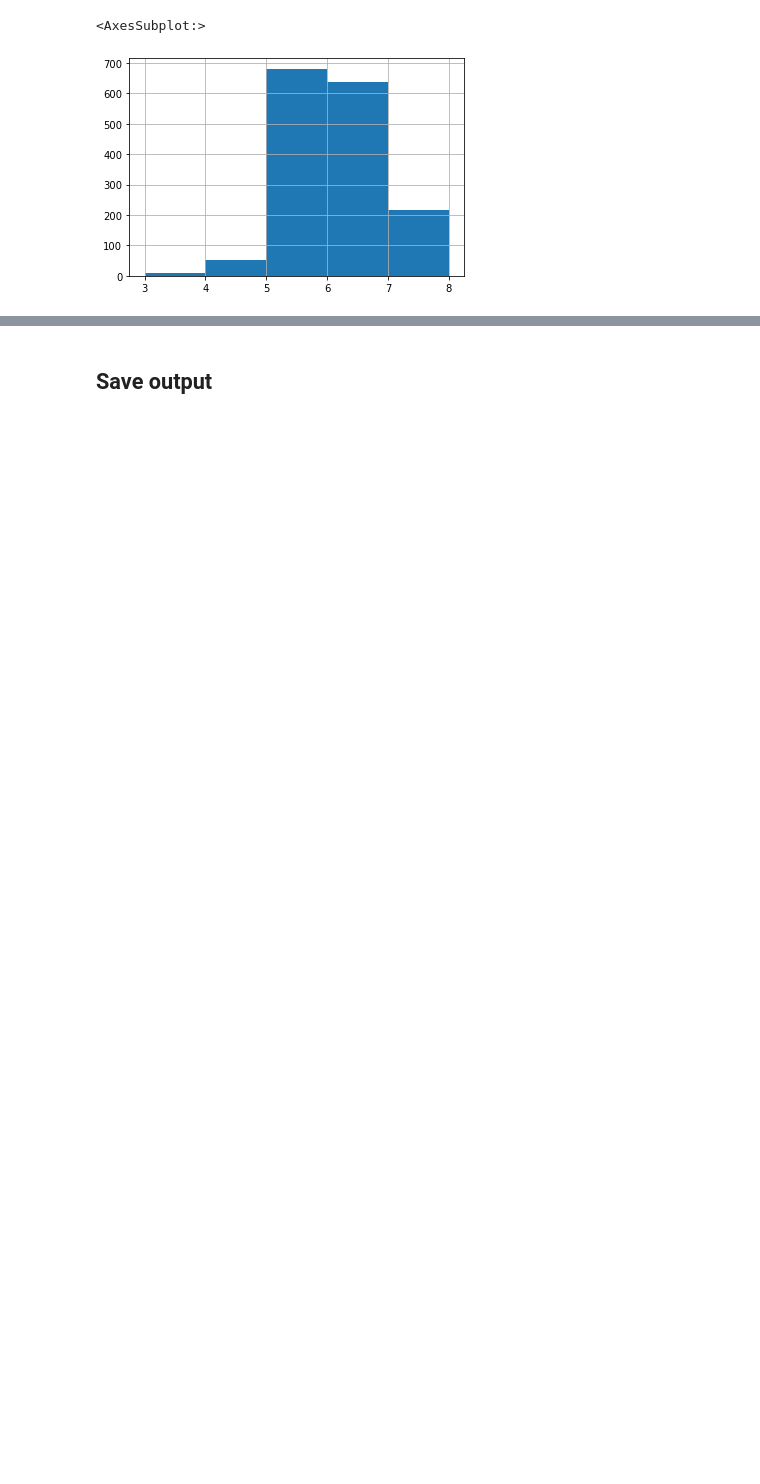
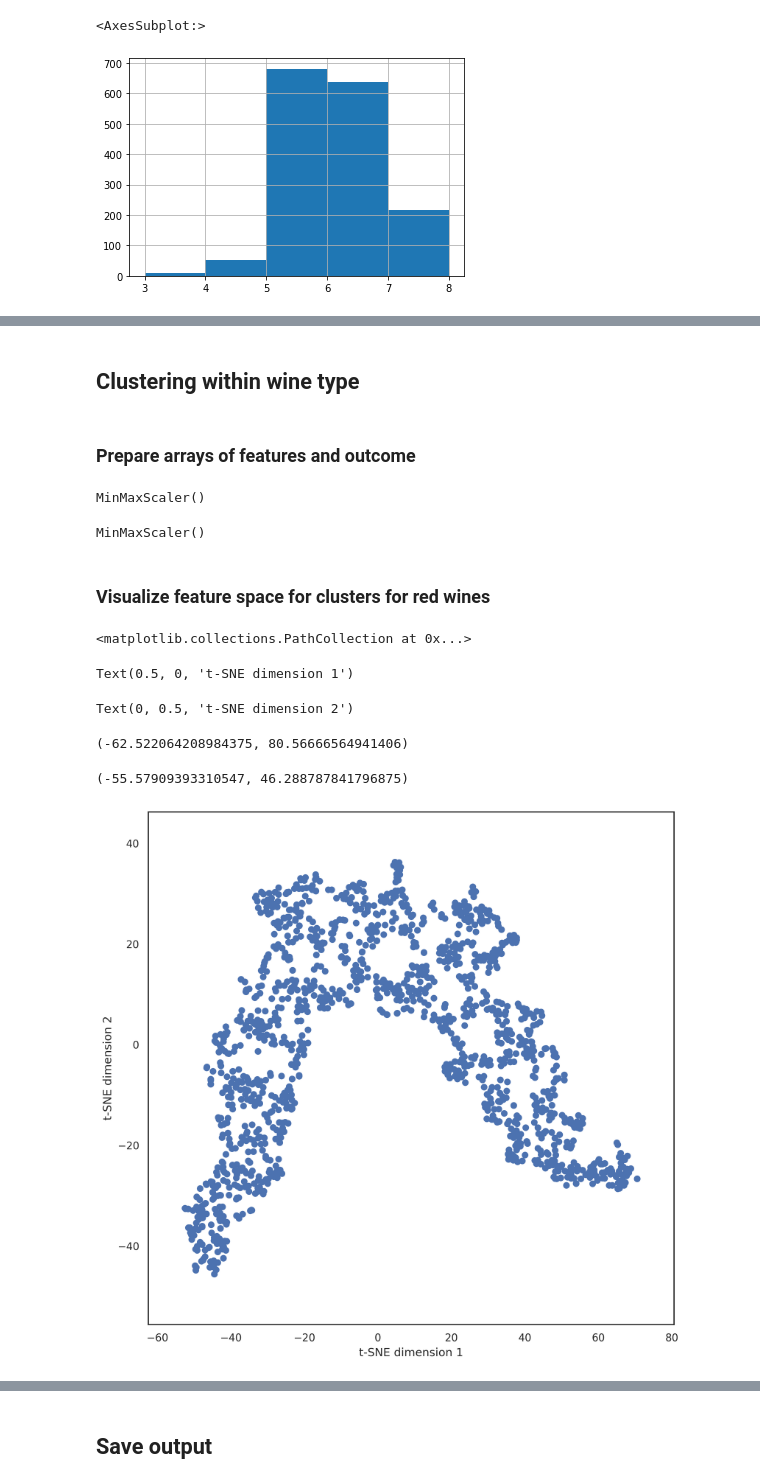
Before and after one commit to jhaber-zz/cluster-wine, a Jupyter notebook: code/clustering.ipynb, the cells around one changed output, grey strips where cells are left out. Drawn from its saved outputs; the diff is of its cells as text; code cells hidden in the pictures; blank space fills up the shorter version.

```diff
--- a/code/clustering.ipynb
+++ b/code/clustering.ipynb
@@ -491,0 +637,65 @@ print("saved period dendrograms for expanded dicts!")
+# %% [markdown]
+## Clustering within wine type
+# %% [markdown]
+### Prepare arrays of features and outcome
+# %%
+# Do another train/test split using 20%, this time separated by wine type (red/white)
+df_red, df_white = df[df['wine type']=='red'], df[df['wine type']=='white']
+
+# set outcome/response variable
+y_red, y_white = df_red.quality, df_white.quality
+y_red, y_white = y_red.astype('float'), y_white.astype('float')
+
+# set features/predictors, keep outcome intact for now for evaluation purposes
+X_red, X_white = df_red.copy(), df_white.copy()
+X_red['red'] = X_red['wine type'].map({'red':1, 'white':0})
+X_red.drop(columns=['wine type'], inplace=True)
+X_white['red'] = X_white['wine type'].map({'red':1, 'white':0})
+X_white.drop(columns=['wine type'], inplace=True)
+
+X_red_train, X_red_test, y_red_train, y_red_test = train_test_split(
+    X_red, y_red, test_size=test_size, random_state=seed)
+X_white_train, X_white_test, y_white_train, y_white_test = train_test_split(
+    X_white, y_white, test_size=test_size, random_state=seed)
+
+# normalize X so it shares a standard 0-1 scale, drop outcome column
+scaler_red = MinMaxScaler(); scaler_red.fit(X_red.drop(columns=['quality']))
+X_red_norm = scaler_red.transform(X_red.drop(columns=['quality']))
+X_red_train_norm = scaler_red.transform(X_red_train.drop(columns=['quality']))
+X_red_test_norm = scaler_red.transform(X_red_test.drop(columns=['quality']))
+
+# repeat for white wine cases
+scaler_white = MinMaxScaler(); scaler_white.fit(X_white.drop(columns=['quality']))
+X_white_norm = scaler_red.transform(X_white.drop(columns=['quality']))
+X_white_train_norm = scaler_white.transform(X_white_train.drop(columns=['quality']))
+X_white_test_norm = scaler_white.transform(X_white_test.drop(columns=['quality']))
+# %% [output]
+MinMaxScaler()
+MinMaxScaler()
+# %% [markdown]
+### Visualize feature space for clusters for red wines
+# %%
+# RED: Visualize feature space using t-SNE in 2 dimensions and Euclidean distances
+tsne_red = TSNE(n_components=2,
+                metric='euclidean',
+                random_state=seed)
+
+pos = tsne_red.fit_transform(X_red)
+x_coords, y_coords = pos[:, 0], pos[:, 1]
+
+# display scatter plot
+fig, ax = plt.subplots(figsize=(10,10), dpi=300)
+ax.scatter(x_coords, y_coords, alpha=1, color='b')
+
+plt.xlabel('t-SNE dimension 1')
+plt.ylabel('t-SNE dimension 2')
+plt.xlim(x_coords.min()-10, x_coords.max()+10)
+plt.ylim(y_coords.min()-10, y_coords.max()+10)
+plt.show()
+# %% [output]
+<matplotlib.collections.PathCollection at 0x...>
+Text(0.5, 0, 't-SNE dimension 1')
+Text(0, 0.5, 't-SNE dimension 2')
+(-62.522064208984375, 80.56666564941406)
+(-55.57909393310547, 46.288787841796875)
+[figure, added]
```
Also changed, not shown: parts of 39 cells of this notebook.
